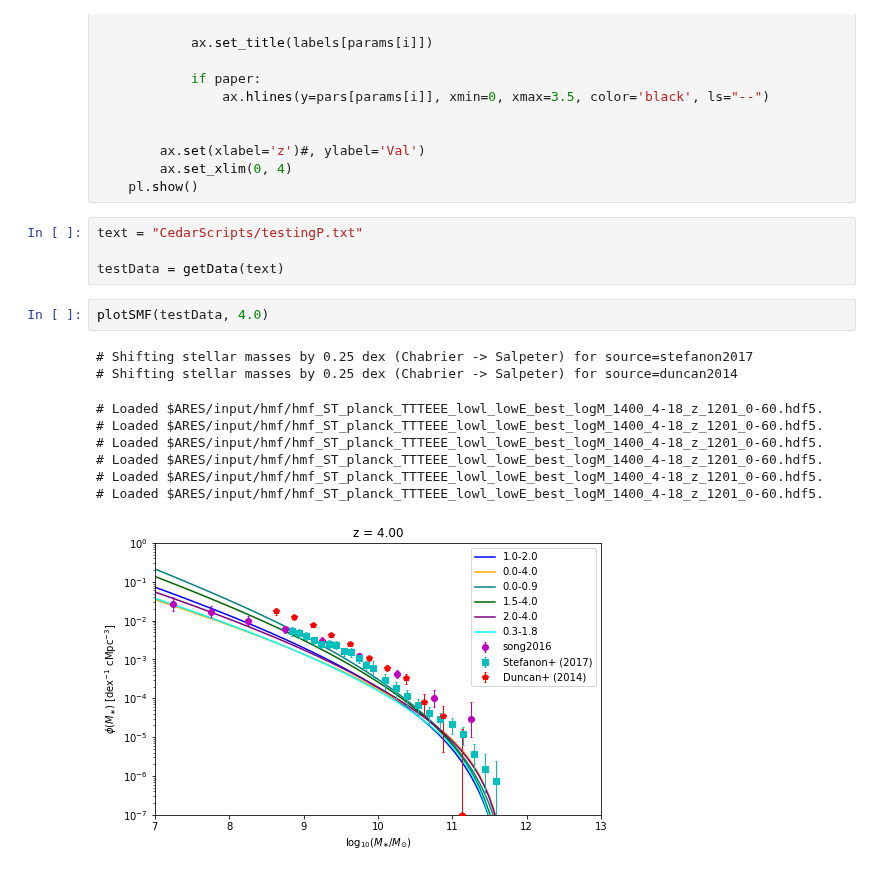
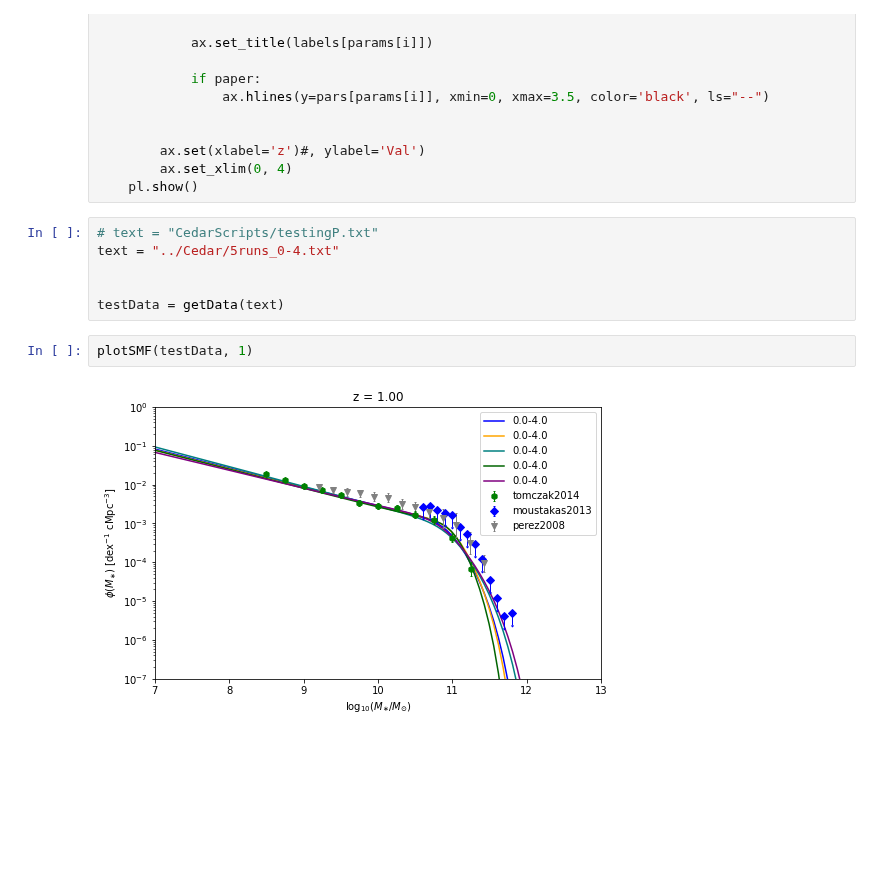
Before and after one commit to eklem1/GalaxySim, a Jupyter notebook: CompareParams.ipynb, the cells around one changed output. Cells and saved outputs as stored; diff of their text form; blank space fills up the shorter version.

```diff
--- a/CompareParams.ipynb
+++ b/CompareParams.ipynb
@@ -150,21 +150,15 @@ def plotParams(DataD, err=True, paper=True):
         ax.set_xlim(0, 4)
     pl.show()
 # %%
-text = "CedarScripts/testingP.txt"
+# text = "CedarScripts/testingP.txt"
+text = "../Cedar/5runs_0-4.txt"
+
 
 testData = getData(text)
 # %%
-plotSMF(testData, 4.0)
+plotSMF(testData, 1)
 # %% [output]
-# Shifting stellar masses by 0.25 dex (Chabrier -> Salpeter) for source=stefanon2017
-# Shifting stellar masses by 0.25 dex (Chabrier -> Salpeter) for source=duncan2014
-# Loaded $ARES/input/hmf/hmf_ST_planck_TTTEEE_lowl_lowE_best_logM_1400_4-18_z_1201_0-60.hdf5.
-# Loaded $ARES/input/hmf/hmf_ST_planck_TTTEEE_lowl_lowE_best_logM_1400_4-18_z_1201_0-60.hdf5.
-# Loaded $ARES/input/hmf/hmf_ST_planck_TTTEEE_lowl_lowE_best_logM_1400_4-18_z_1201_0-60.hdf5.
-# Loaded $ARES/input/hmf/hmf_ST_planck_TTTEEE_lowl_lowE_best_logM_1400_4-18_z_1201_0-60.hdf5.
-# Loaded $ARES/input/hmf/hmf_ST_planck_TTTEEE_lowl_lowE_best_logM_1400_4-18_z_1201_0-60.hdf5.
-# Loaded $ARES/input/hmf/hmf_ST_planck_TTTEEE_lowl_lowE_best_logM_1400_4-18_z_1201_0-60.hdf5.
-[figure, old version]
+[figure, new version]
 # %%
 plotParams(testData, err=True)
 # %% [output]
```
Also changed, not shown: parts of 1 cell of this notebook, 1 other file.
